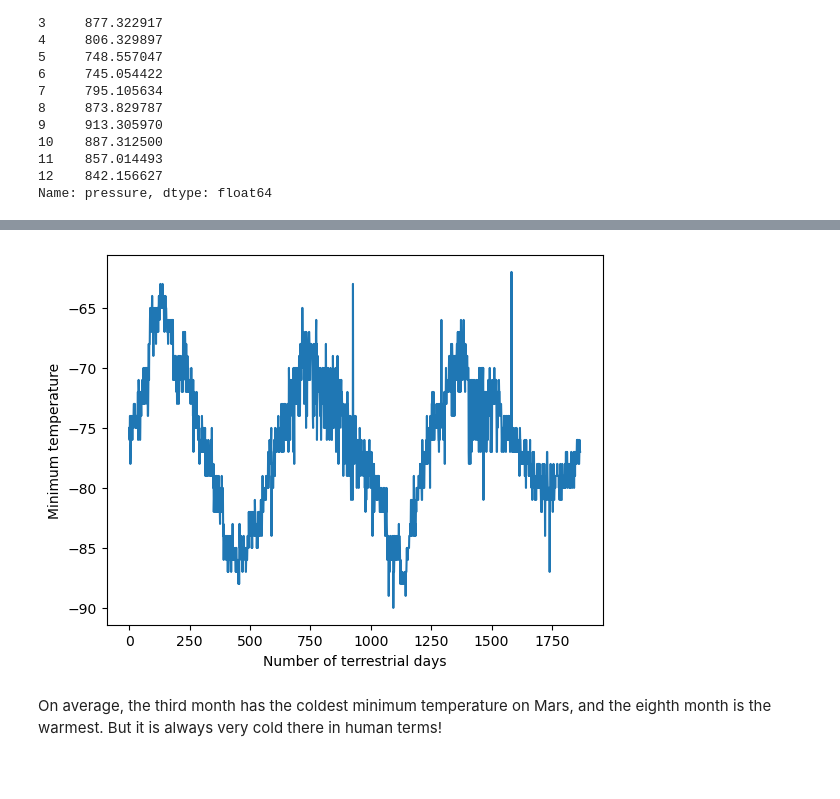
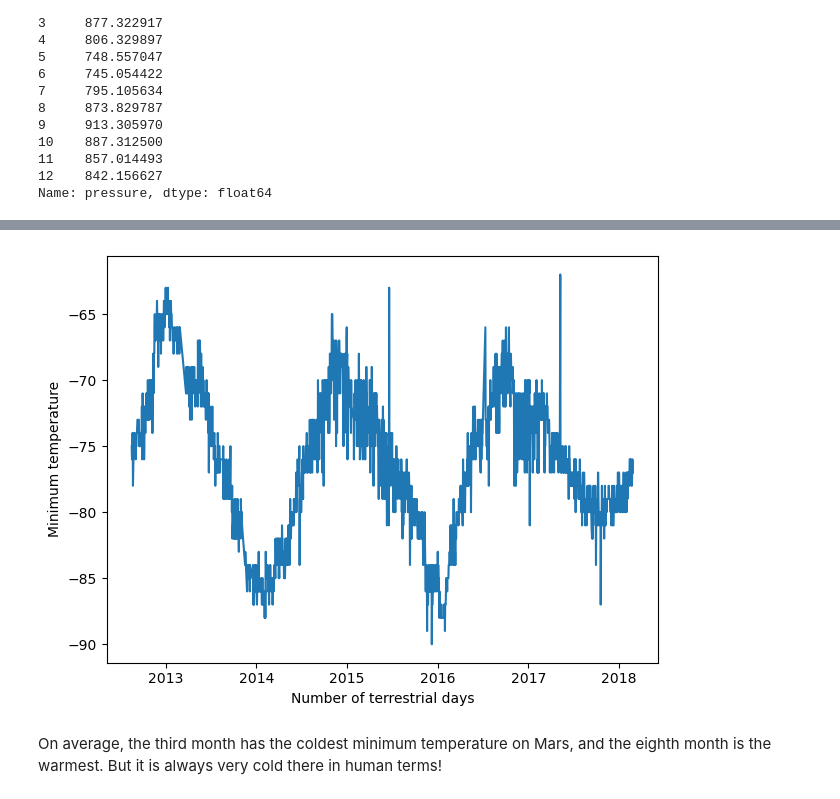
Before and after one commit to mgtaylor119/webscraping-challenge, a Jupyter notebook: part_2_mars_weather.ipynb, the cells around one changed output, grey strips where cells are left out. Cells and saved outputs as stored; diff of their text form; code cells hidden in the pictures; blank space fills up the shorter version.

```diff
--- a/part_2_mars_weather.ipynb
+++ b/part_2_mars_weather.ipynb
@@ -140,2 +139,10 @@ dtype: object
+# %%
+# Change data types for data analysis
+mars_df["terrestrial_date"] = pd.to_datetime(mars_df["terrestrial_date"])
+mars_df["sol"] = mars_df["sol"].astype(int)
+mars_df["ls"] = mars_df["ls"].astype(int)
+mars_df["month"] = mars_df["month"].astype(int)
+mars_df["min_temp"] = mars_df["min_temp"].astype(float)
+mars_df["pressure"] = mars_df["pressure"].astype(float)
 # %%
 # Confirm type changes were successful by examining data types again
@@ -233,7 +273,12 @@ Name: pressure, dtype: float64
 # %%
 # 5. How many terrestrial (earth) days are there in a Martian year?
+plt.plot(mars_df['terrestrial_date'], mars_df['min_temp'])
+plt.xlabel('Number of terrestrial days')
+plt.ylabel('Minimum temperature')
+plt.xticks(rotation=0)
+plt.tight_layout()
 # %% [output]
-[figure, old version]
+[figure, new version]
 # %% [markdown]
 On average, the third month has the coldest minimum temperature on Mars, and the eighth month is the warmest. But it is always very cold there in human terms!
 # %% [markdown]
```
Also changed, not shown: parts of 13 cells of this notebook, 1 other file.
